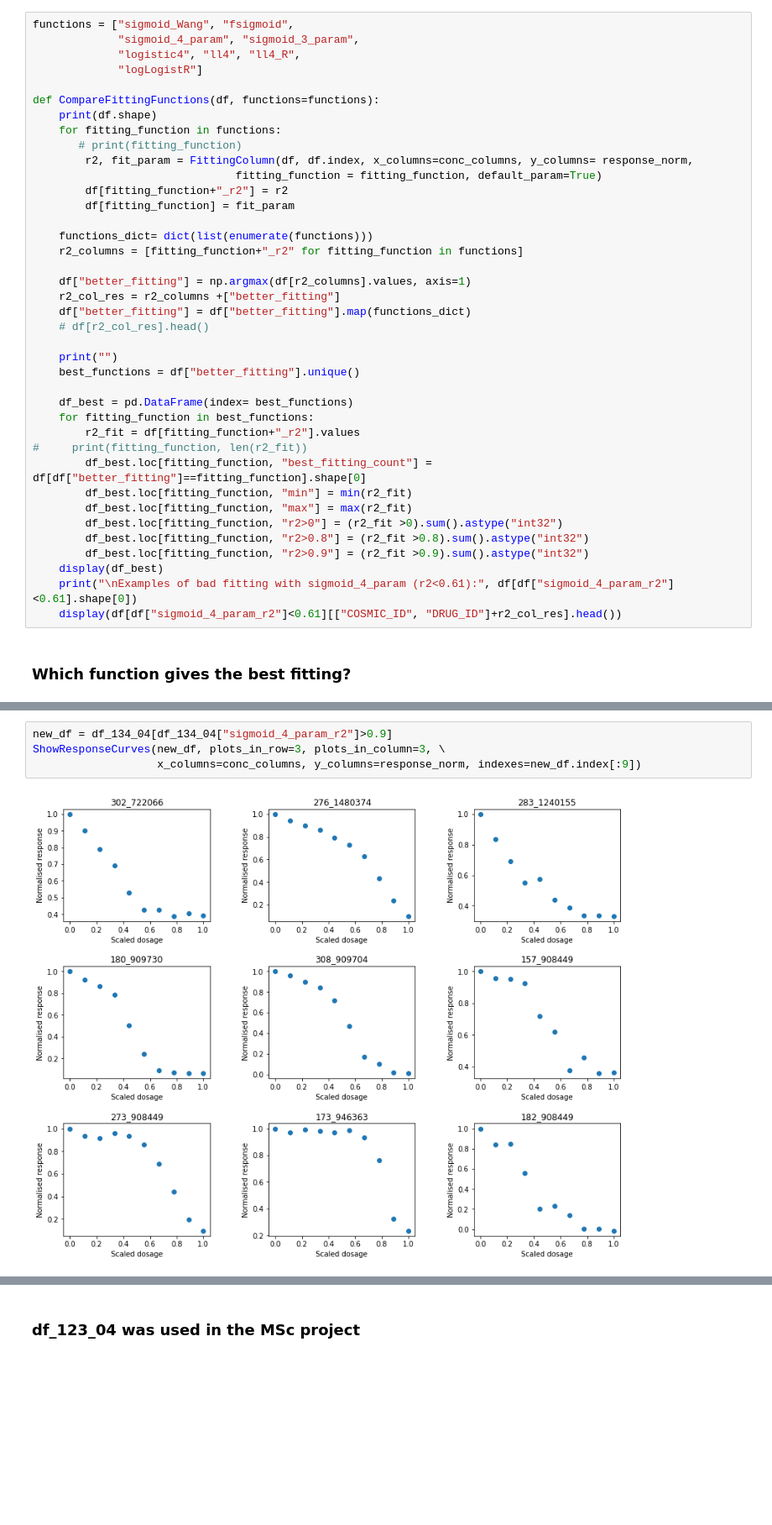
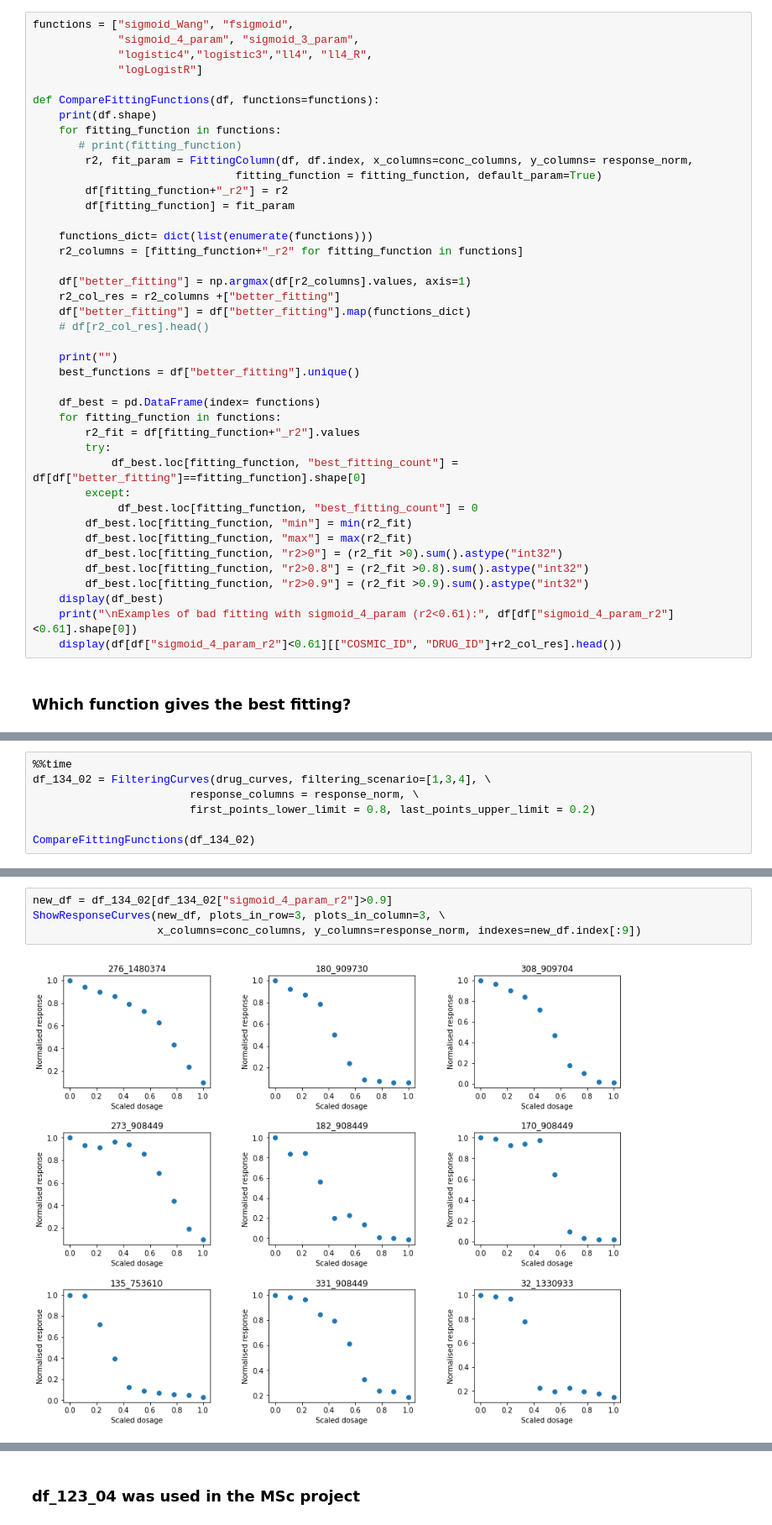
Before and after one commit to MarinaKrivova/DrugProfiles_2, a Jupyter notebook: 2_2_Fitting_drug_curves_Compare_filtering.ipynb, the cells around one changed output, grey strips where cells are left out. Shown at 84% size. Cells and saved outputs as stored; diff of their text form; blank space fills up the shorter version.

Commit message:
new_function

```diff
--- a/2_2_Fitting_drug_curves_Compare_filtering.ipynb
+++ b/2_2_Fitting_drug_curves_Compare_filtering.ipynb
@@ -416,7 +392,7 @@ Original dataset: (225384, 44)
 # %%
 functions = ["sigmoid_Wang", "fsigmoid",
              "sigmoid_4_param", "sigmoid_3_param",
-             "logistic4", "ll4", "ll4_R",
+             "logistic4","logistic3","ll4", "ll4_R",
              "logLogistR"]
 
 def CompareFittingFunctions(df, functions=functions):
@@ -439,11 +415,13 @@ def CompareFittingFunctions(df, functions=functions):
     print("")
     best_functions = df["better_fitting"].unique()
 
-    df_best = pd.DataFrame(index= best_functions)
-    for fitting_function in best_functions:
+    df_best = pd.DataFrame(index= functions)
+    for fitting_function in functions:
         r2_fit = df[fitting_function+"_r2"].values
-#     print(fitting_function, len(r2_fit))
-        df_best.loc[fitting_function, "best_fitting_count"] = df[df["better_fitting"]==fitting_function].shape[0]
+        try:
+            df_best.loc[fitting_function, "best_fitting_count"] = df[df["better_fitting"]==fitting_function].shape[0]
+        except:
+             df_best.loc[fitting_function, "best_fitting_count"] = 0
         df_best.loc[fitting_function, "min"] = min(r2_fit)
         df_best.loc[fitting_function, "max"] = max(r2_fit)
         df_best.loc[fitting_function, "r2>0"] = (r2_fit >0).sum().astype("int32")
@@ -553,0 +599,7 @@ Examples of bad fitting with sigmoid_4_param (r2<0.61): 4848
+# %%
+%%time
+df_134_02 = FilteringCurves(drug_curves, filtering_scenario=[1,3,4], \
+                        response_columns = response_norm, \
+                        first_points_lower_limit = 0.8, last_points_upper_limit = 0.2)
+
+CompareFittingFunctions(df_134_02)
@@ -554,6 +631,6 @@ Examples of bad fitting with sigmoid_4_param (r2<0.61): 4848
 # %%
-new_df = df_134_04[df_134_04["sigmoid_4_param_r2"]>0.9]
+new_df = df_134_02[df_134_02["sigmoid_4_param_r2"]>0.9]
 ShowResponseCurves(new_df, plots_in_row=3, plots_in_column=3, \
                    x_columns=conc_columns, y_columns=response_norm, indexes=new_df.index[:9])
 # %% [output]
-[figure, old version]
+[figure, new version]
```
Also changed, not shown: parts of 35 cells of this notebook.
